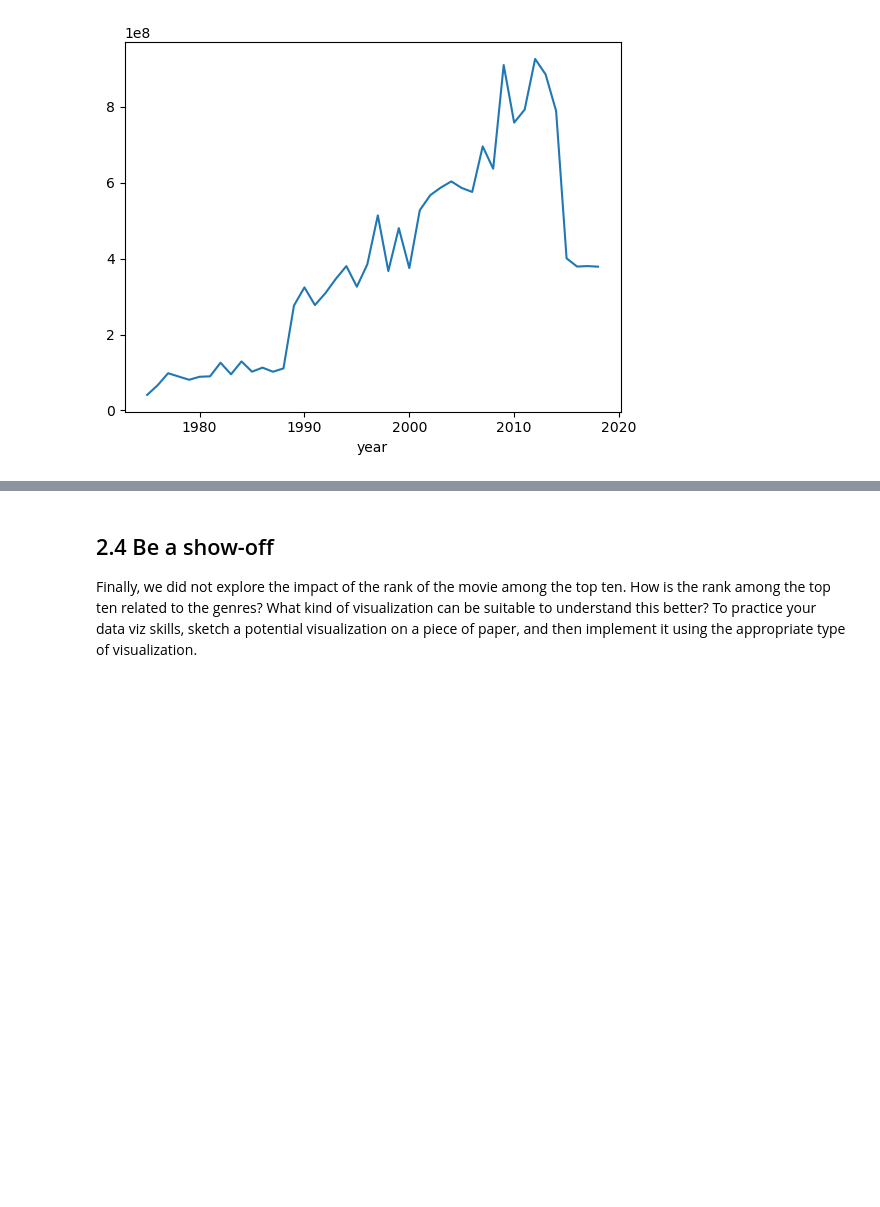
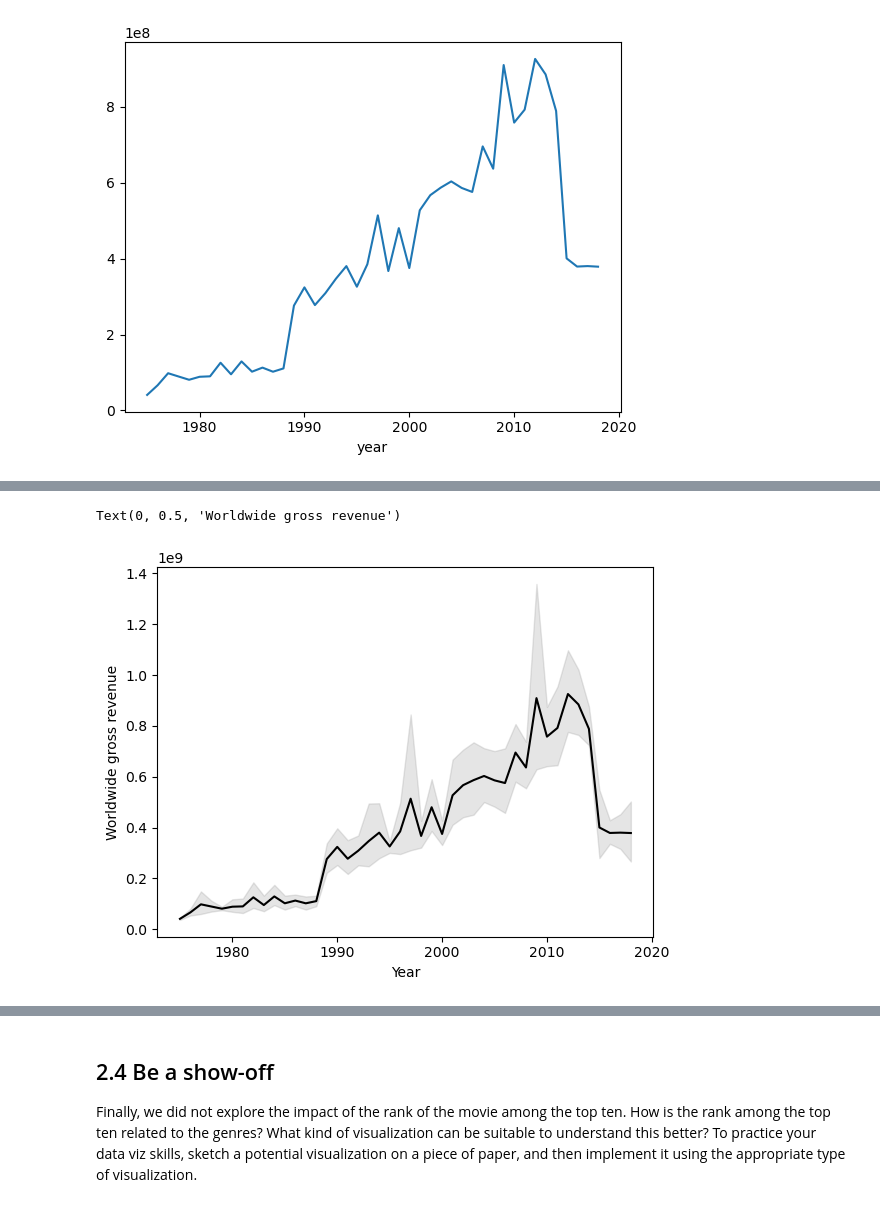
Before and after one commit to rmonney/2022, a Jupyter notebook: Tutorials/02 - Data viz and data from the web/Becoming a DataVizard exercise.ipynb, the cells around one changed output, grey strips where cells are left out. Drawn from its saved outputs; the diff is of its cells as text; code cells hidden in the pictures; blank space fills up the shorter version.

```diff
--- a/Tutorials/02 - Data viz and data from the web/Becoming a DataVizard exercise.ipynb
+++ b/Tutorials/02 - Data viz and data from the web/Becoming a DataVizard exercise.ipynb
@@ -215,3 +222,12 @@ movies.groupby('year')[['worldwide_gross']]
+# %%
+# Write your code to make filled plot here
+plt.fill_between(mean.index, error.lower, error.upper, alpha = 0.2,color='gray')
+mean.worldwide_gross.plot(color = 'black')
+plt.xlabel('Year')
+plt.ylabel('Worldwide gross revenue')
+# %% [output]
+Text(0, 0.5, 'Worldwide gross revenue')
+[figure, added]
 # %%
 # Write your interpretation here
 # %% [markdown]
```
Also changed, not shown: parts of 22 cells of this notebook.
